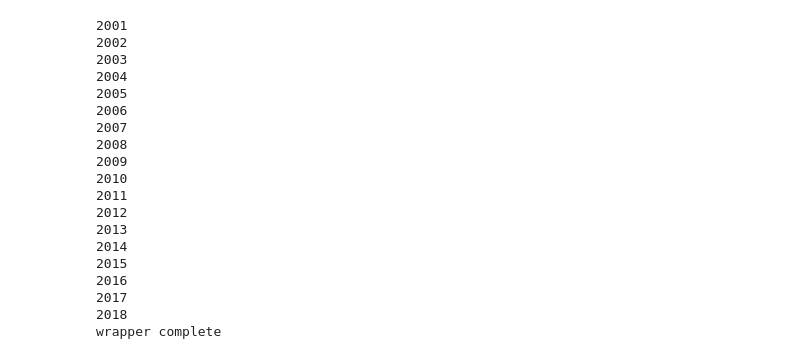
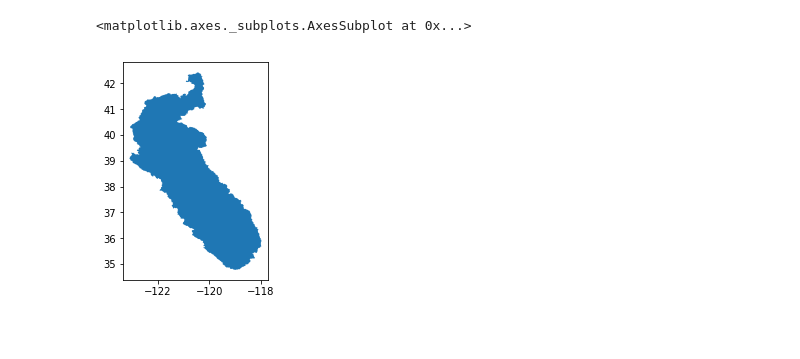
Before and after one commit to kashingtonDC/cvwbm, a Jupyter notebook: code/Untitled.ipynb, the cells around one changed output. Saved outputs shown, nothing was run; the diff lists cells and outputs as text; code cells hidden in the pictures; blank space fills up the shorter version.

```diff
--- a/code/Untitled.ipynb
+++ b/code/Untitled.ipynb
@@ -14,5 +20,8 @@ ee.Initialize()
 # %%
-shp = gp.read_file("../shape/cv.shp")
-data = rs.load_data()
+shp = gp.read_file("../shape/HU4_merged.shp")
+shp.plot()
+# %% [output]
+<matplotlib.axes._subplots.AxesSubplot at 0x...>
+[figure, added]
 # %%
 area = rs.gdf_to_ee_poly(shp)
@@ -25,22 +43,0 @@ dt_idx = pd.date_range(start,end, freq='M')
-# %%
-eto_dat = rs.monthly_sum(data['gmet_eto'], years, months, area)
-# %% [output]
-2001
-2002
-2003
-2004
-2005
-2006
-2007
-2008
-2009
-2010
-2011
-2012
-2013
-2014
-2015
-2016
-2017
-2018
-wrapper complete
```
Also changed, not shown: parts of 27 cells of this notebook, 3 other files.
